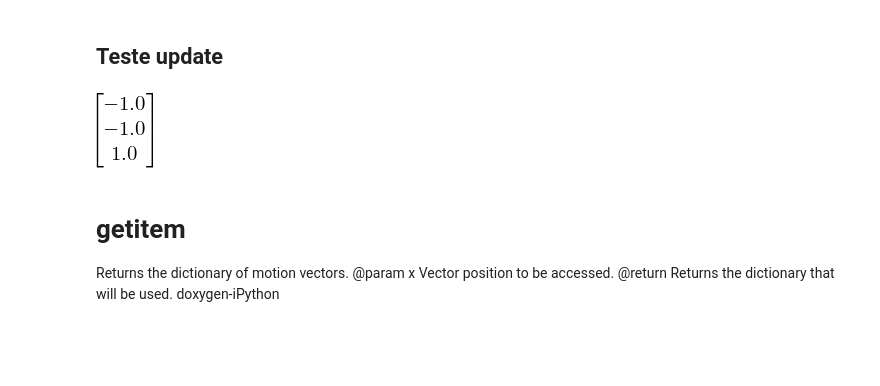
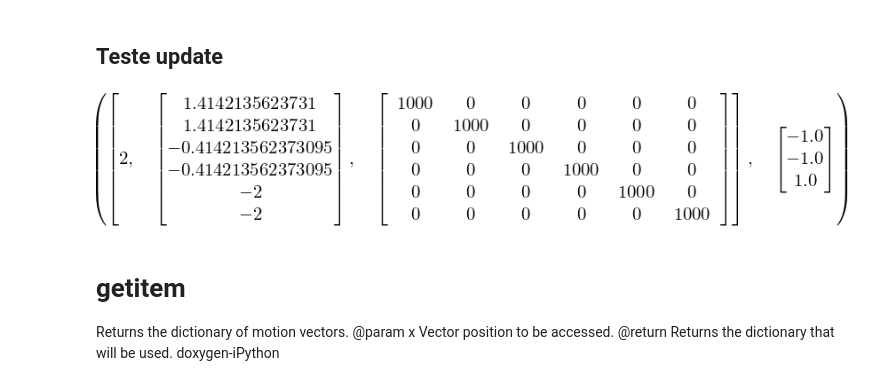
Before and after one commit to RoboFEI/RoboFEI-HT_2019, a Jupyter notebook: AI/Visual_Memory/iPython/Speeds.ipynb, the cells around one changed output. Saved outputs shown, nothing was run; the diff lists cells and outputs as text; code cells hidden in the pictures; blank space fills up the shorter version.

```diff
--- a/AI/Visual_Memory/iPython/Speeds.ipynb
+++ b/AI/Visual_Memory/iPython/Speeds.ipynb
@@ -226,27 +226,27 @@ def update(vector):
 # %%
 vector = [
     2, # Movimento
 
     sym.Matrix([ # Velocidades calculadas
         [2**0.5],
         [2**0.5],
         [1-2**0.5],
         [1-2**0.5],
         [-2],
         [-2],
     ]),
 
 
     copy(__R), # Erros calculados
 ]
 
 
 update(vector)
 
-__movementslist[2]["speed"]
+vector, __movementslist[2]["speed"]
 #end-iPython
 # %% [output]
-[figure, old version]
+[figure, new version]
 # %% [markdown]
 # __getitem__
 Returns the dictionary of motion vectors.
```
Also changed, not shown: parts of 1 cell of this notebook, 18 other files.
